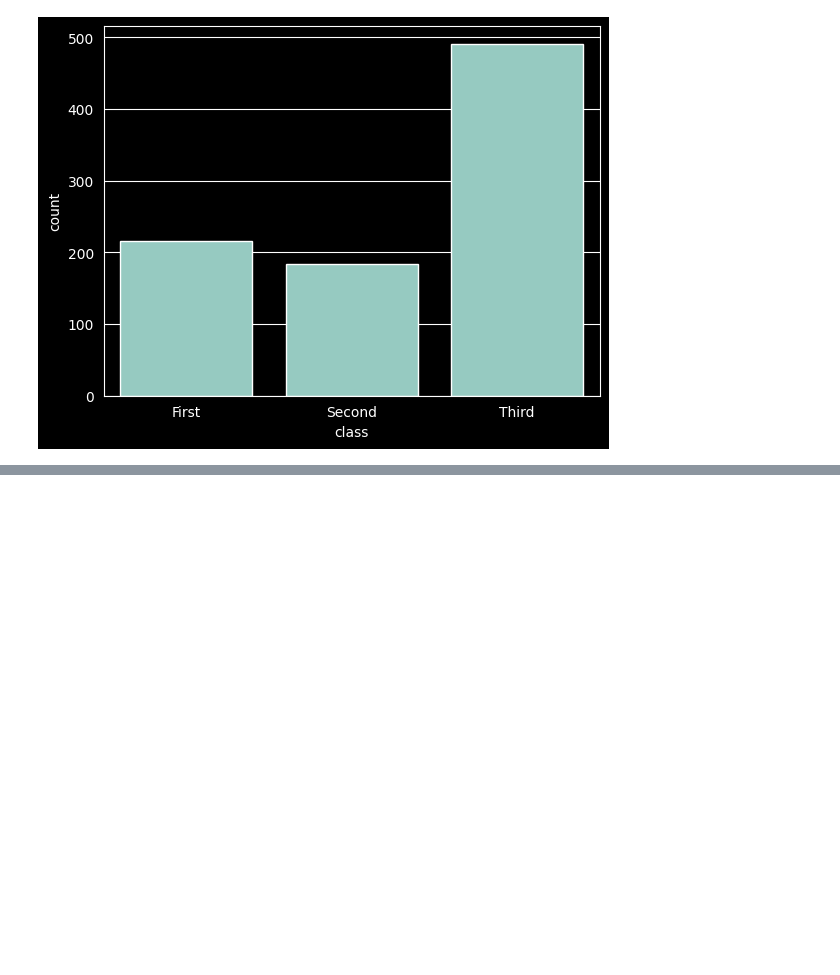
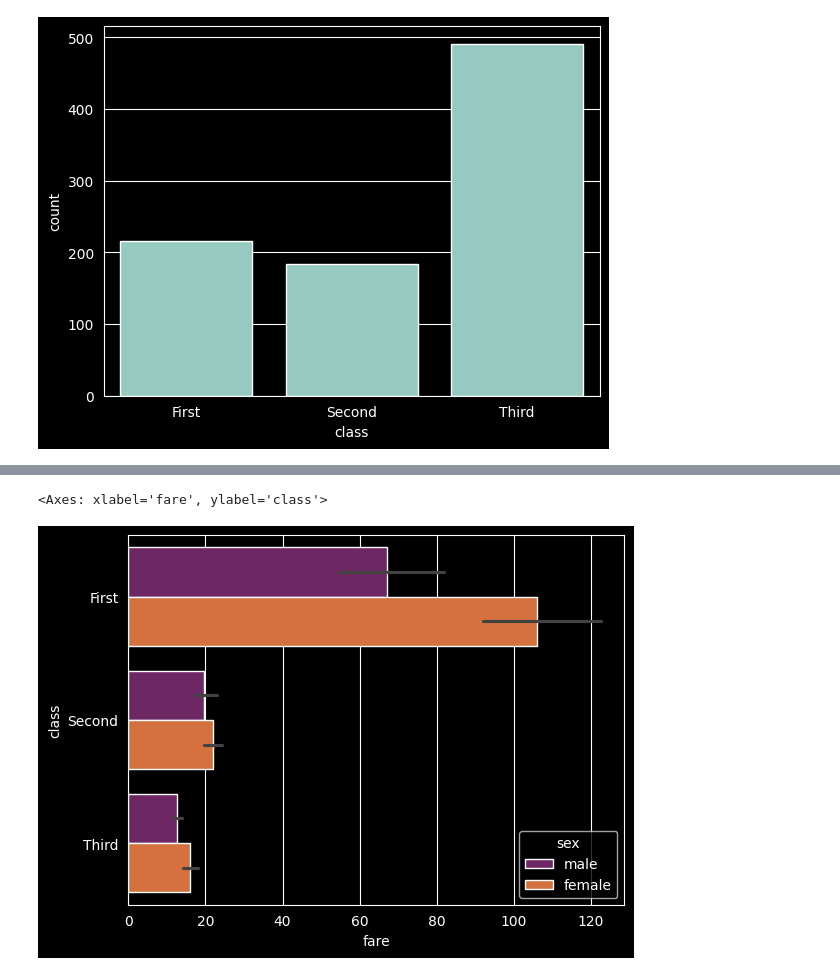
Before and after one commit to fazlialtunn/learning-seaborn, a Jupyter notebook: learning_seaborn.ipynb, the cells around one changed output, grey strips where cells are left out. Saved outputs shown, nothing was run; the diff lists cells and outputs as text; code cells hidden in the pictures; blank space fills up the shorter version.

```diff
--- a/learning_seaborn.ipynb
+++ b/learning_seaborn.ipynb
@@ -273,0 +299,8 @@ sns.countplot(x = 'class' , data = titanic_df)
+# %%
+sns.barplot(y = 'class' , x = 'fare' , data = titanic_df ,
+            hue = 'sex',
+            palette = 'inferno',
+            orient = 'h')
+# %% [output]
+<Axes: xlabel='fare', ylabel='class'>
+[figure, added]
```
Also changed, not shown: parts of 8 cells of this notebook.
